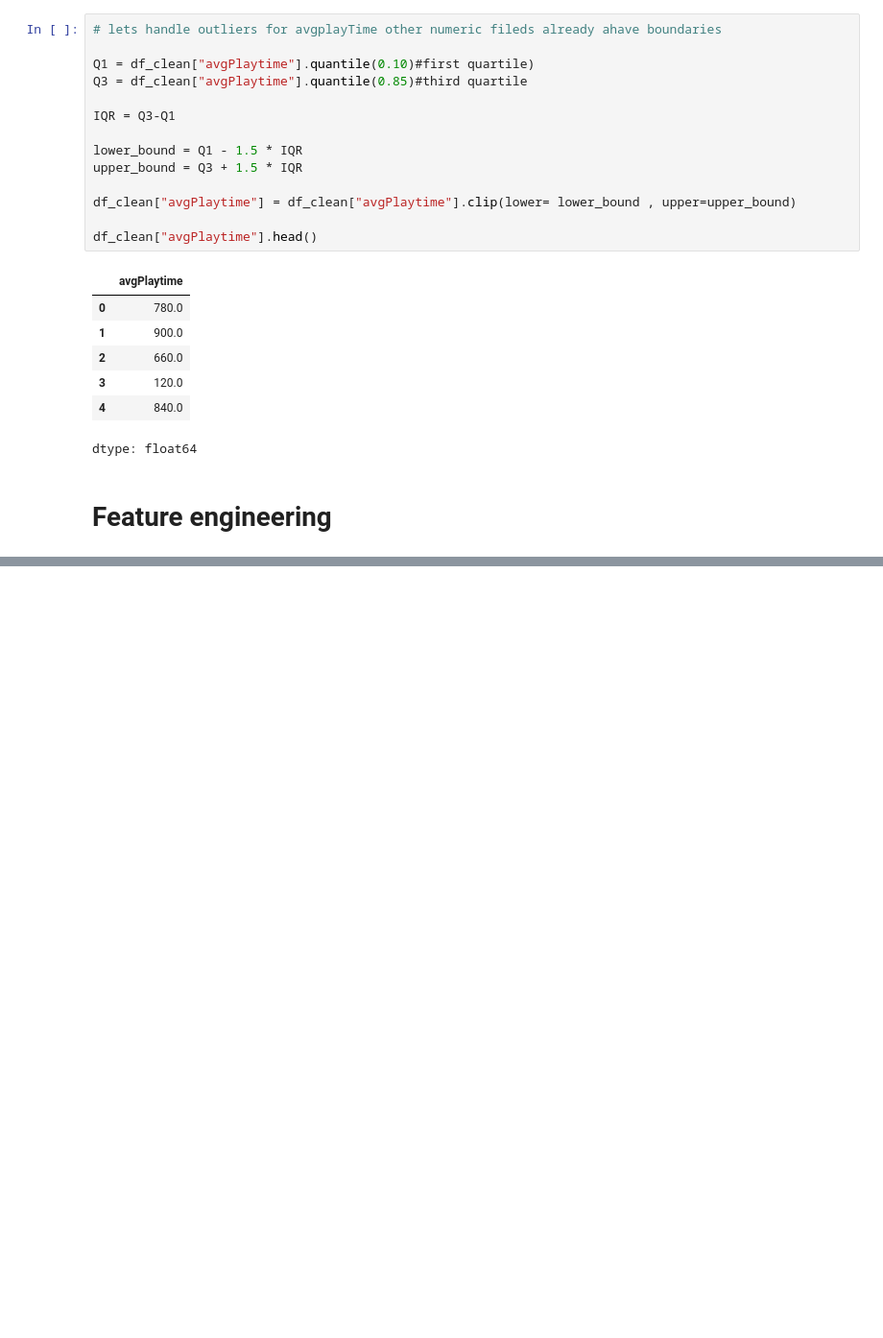
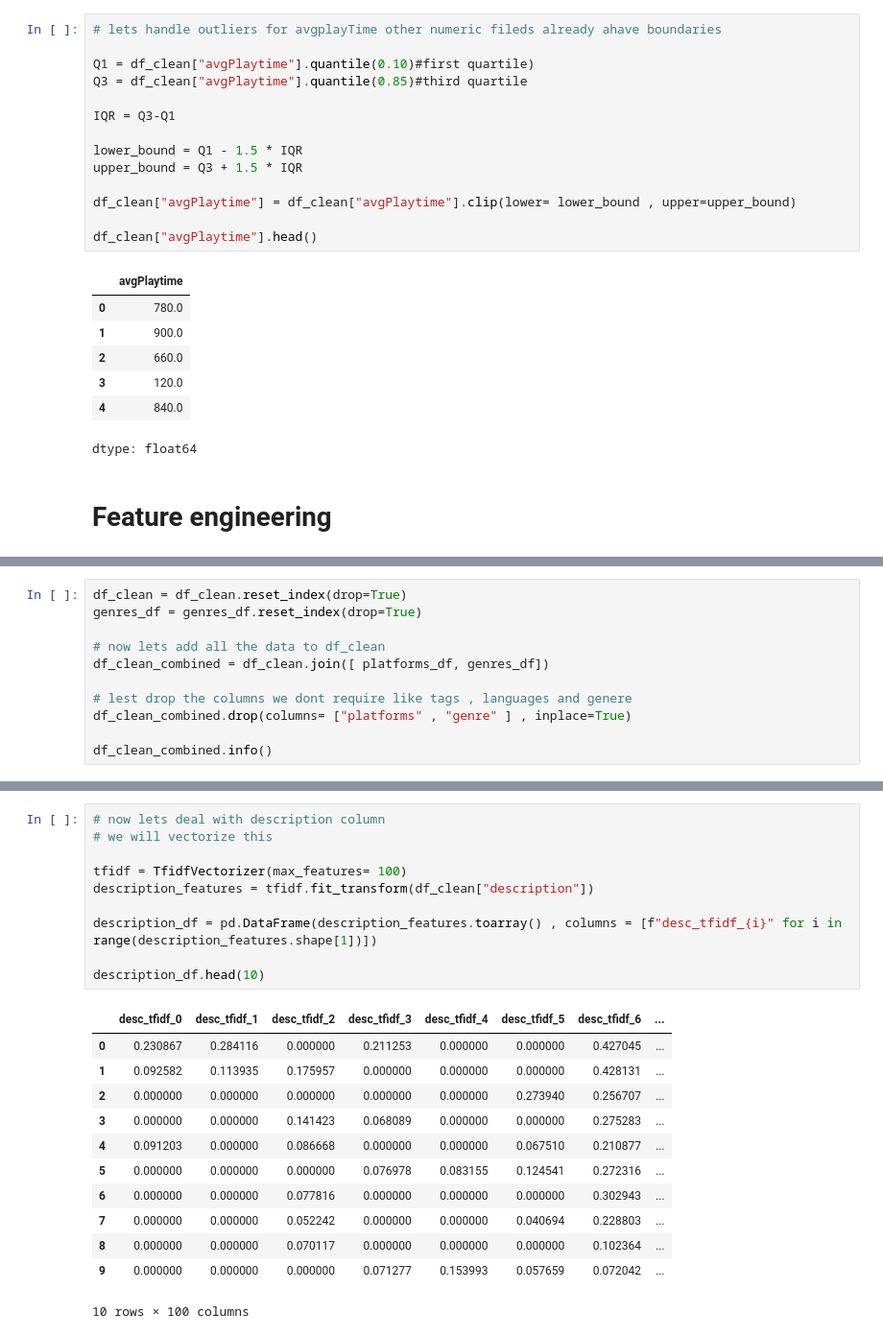
Before and after one commit to Shruthikshetty/media-logger-recommender, a Jupyter notebook: training_notebooks/games_recommendation_model.ipynb, the cells around one changed output, grey strips where cells are left out. Shown at 96% size. Cells and saved outputs as stored; diff of their text form; blank space fills up the shorter version.

```diff
--- a/training_notebooks/games_recommendation_model.ipynb
+++ b/training_notebooks/games_recommendation_model.ipynb
@@ -903,0 +993,11 @@ dtype: float64
+# %%
+df_clean = df_clean.reset_index(drop=True)
+genres_df = genres_df.reset_index(drop=True)
+
+# now lets add all the data to df_clean
+df_clean_combined = df_clean.join([ platforms_df, genres_df])
+
+# lest drop the columns we dont require like tags , languages and genere
+df_clean_combined.drop(columns= ["platforms" , "genre" ] , inplace=True)
+
+df_clean_combined.info()
@@ -903,0 +1071,23 @@ dtype: float64
+# %%
+# now lets deal with description column
+# we will vectorize this
+
+tfidf = TfidfVectorizer(max_features= 100)
+description_features = tfidf.fit_transform(df_clean["description"])
+
+description_df = pd.DataFrame(description_features.toarray() , columns = [f"desc_tfidf_{i}" for i in range(description_features.shape[1])])
+
+description_df.head(10)
+# %% [output]
+|  | desc_tfidf_0 | desc_tfidf_1 | desc_tfidf_2 | desc_tfidf_3 | desc_tfidf_4 | desc_tfidf_5 | desc_tfidf_6 | ... |
+| 0 | 0.230867 | 0.284116 | 0.000000 | 0.211253 | 0.000000 | 0.000000 | 0.427045 | ... |
+| 1 | 0.092582 | 0.113935 | 0.175957 | 0.000000 | 0.000000 | 0.000000 | 0.428131 | ... |
+| 2 | 0.000000 | 0.000000 | 0.000000 | 0.000000 | 0.000000 | 0.273940 | 0.256707 | ... |
+| 3 | 0.000000 | 0.000000 | 0.141423 | 0.068089 | 0.000000 | 0.000000 | 0.275283 | ... |
+| 4 | 0.091203 | 0.000000 | 0.086668 | 0.000000 | 0.000000 | 0.067510 | 0.210877 | ... |
+| 5 | 0.000000 | 0.000000 | 0.000000 | 0.076978 | 0.083155 | 0.124541 | 0.272316 | ... |
+| 6 | 0.000000 | 0.000000 | 0.077816 | 0.000000 | 0.000000 | 0.000000 | 0.302943 | ... |
+| 7 | 0.000000 | 0.000000 | 0.052242 | 0.000000 | 0.000000 | 0.040694 | 0.228803 | ... |
+| 8 | 0.000000 | 0.000000 | 0.070117 | 0.000000 | 0.000000 | 0.000000 | 0.102364 | ... |
+| 9 | 0.000000 | 0.000000 | 0.000000 | 0.071277 | 0.153993 | 0.057659 | 0.072042 | ... |
+10 rows × 100 columns
```
Also changed, not shown: parts of 35 cells of this notebook.
